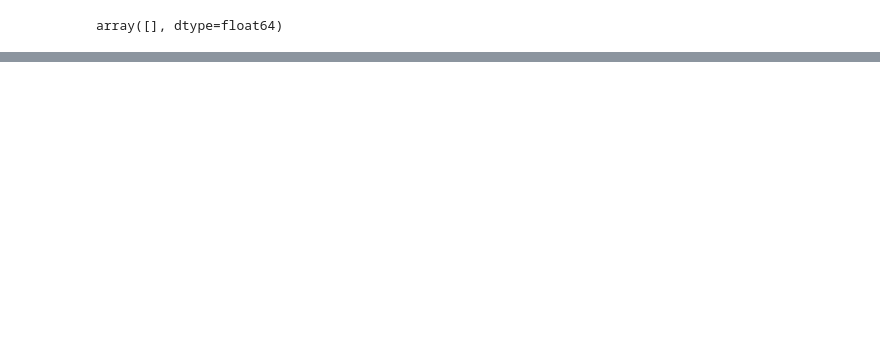
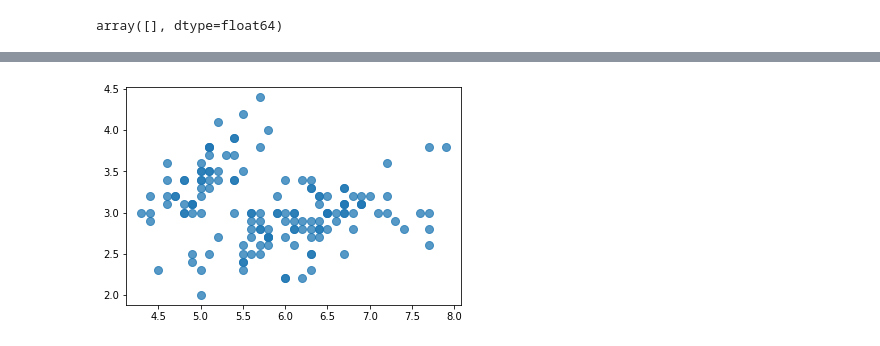
Before and after one commit to jonathan-JIPSlok/DataScience, a Jupyter notebook: Numpy/main.ipynb, the cells around one changed output, grey strips where cells are left out. Saved outputs shown, nothing was run; the diff lists cells and outputs as text; code cells hidden in the pictures; blank space fills up the shorter version.

Commit message:
plotando gráficos a partir de um arquivo

```diff
--- a/Numpy/main.ipynb
+++ b/Numpy/main.ipynb
@@ -217,0 +218,3 @@ plt.colorbar()
+# %%
+import os
+filename = os.path.join("iris.csv")
@@ -217,0 +243,6 @@ plt.colorbar()
+# %%
+#Gera um plot a partir de um arquivo usando o numpy
+var1, var2 = np.loadtxt(filename, delimiter=",", usecols = (0, 1), skiprows=1, unpack=True)
+plt.show(plt.plot(var1, var2, 'o', markersize=8, alpha=0.75))
+# %% [output]
+[figure, added]
```
Also changed, not shown: parts of 6 cells of this notebook, 1 other file.
